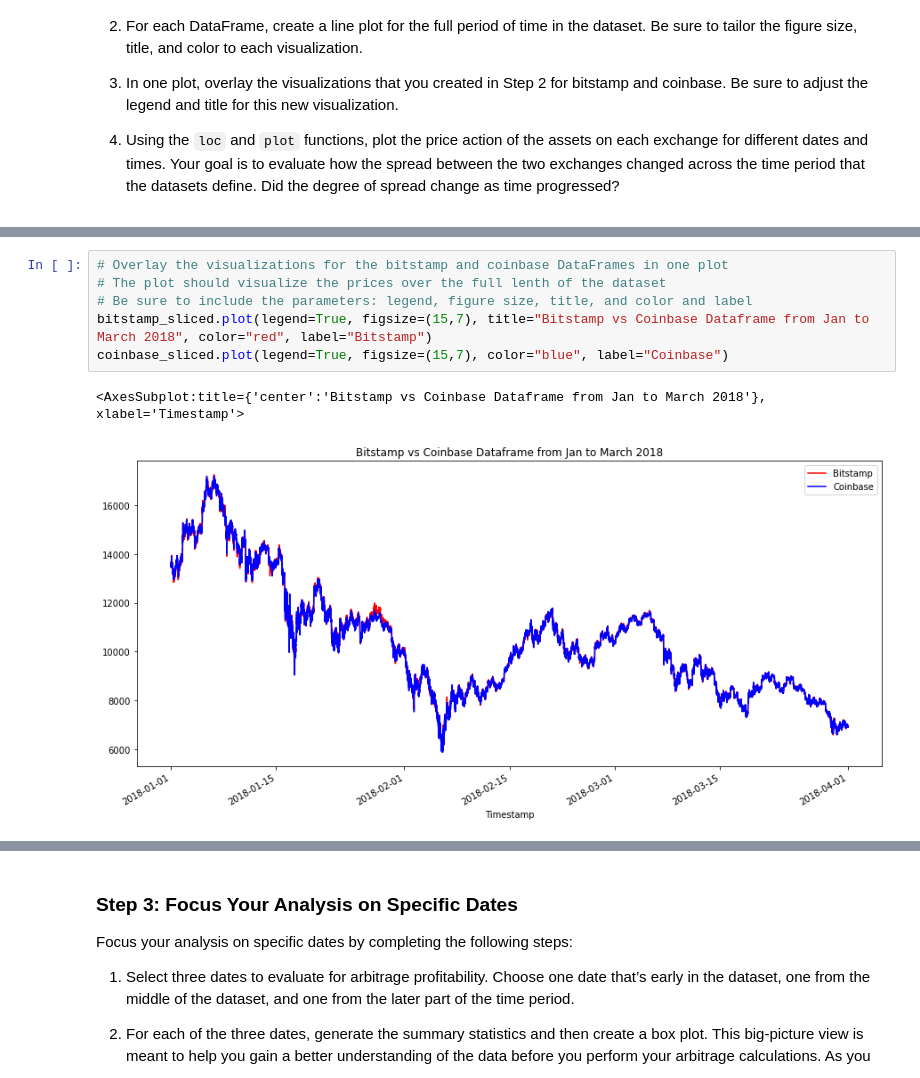
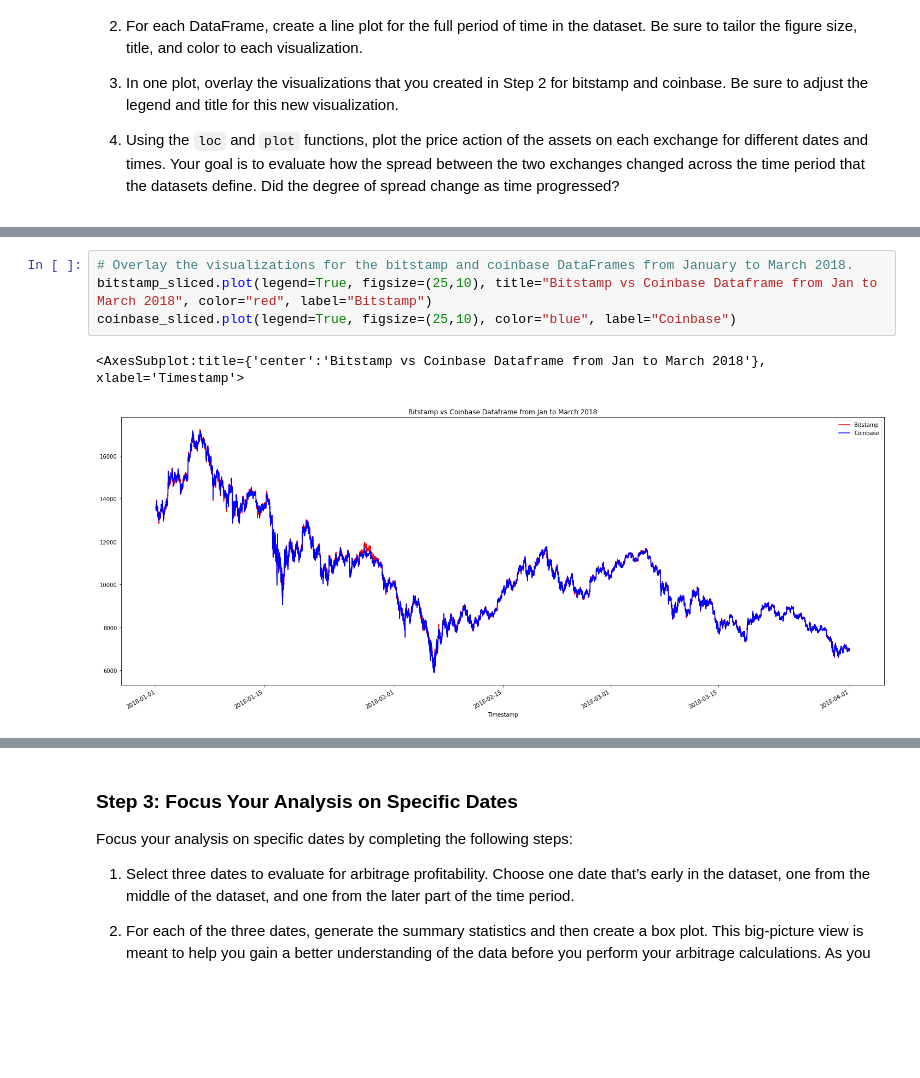
Before and after one commit to yanickw/crypto_arbitrage, a Jupyter notebook: crypto_arbitrage.ipynb, the cells around one changed output, grey strips where cells are left out. Cells and saved outputs as stored; diff of their text form; blank space fills up the shorter version.

```diff
--- a/crypto_arbitrage.ipynb
+++ b/crypto_arbitrage.ipynb
@@ -337,10 +303,8 @@ coinbase_sliced.plot(figsize=(15,7), title="Coinbase Dataframe from Jan to March
 # %%
-# Overlay the visualizations for the bitstamp and coinbase DataFrames in one plot
-# The plot should visualize the prices over the full lenth of the dataset
-# Be sure to include the parameters: legend, figure size, title, and color and label
-bitstamp_sliced.plot(legend=True, figsize=(15,7), title="Bitstamp vs Coinbase Dataframe from Jan to March 2018", color="red", label="Bitstamp")
-coinbase_sliced.plot(legend=True, figsize=(15,7), color="blue", label="Coinbase")
+# Overlay the visualizations for the bitstamp and coinbase DataFrames from January to March 2018.
+bitstamp_sliced.plot(legend=True, figsize=(25,10), title="Bitstamp vs Coinbase Dataframe from Jan to March 2018", color="red", label="Bitstamp")
+coinbase_sliced.plot(legend=True, figsize=(25,10), color="blue", label="Coinbase")
 # %% [output]
 <AxesSubplot:title={'center':'Bitstamp vs Coinbase Dataframe from Jan to March 2018'}, xlabel='Timestamp'>
-[figure, old version]
+[figure, new version]
 # %%
```
Also changed, not shown: parts of 66 cells of this notebook, 1 other file.
